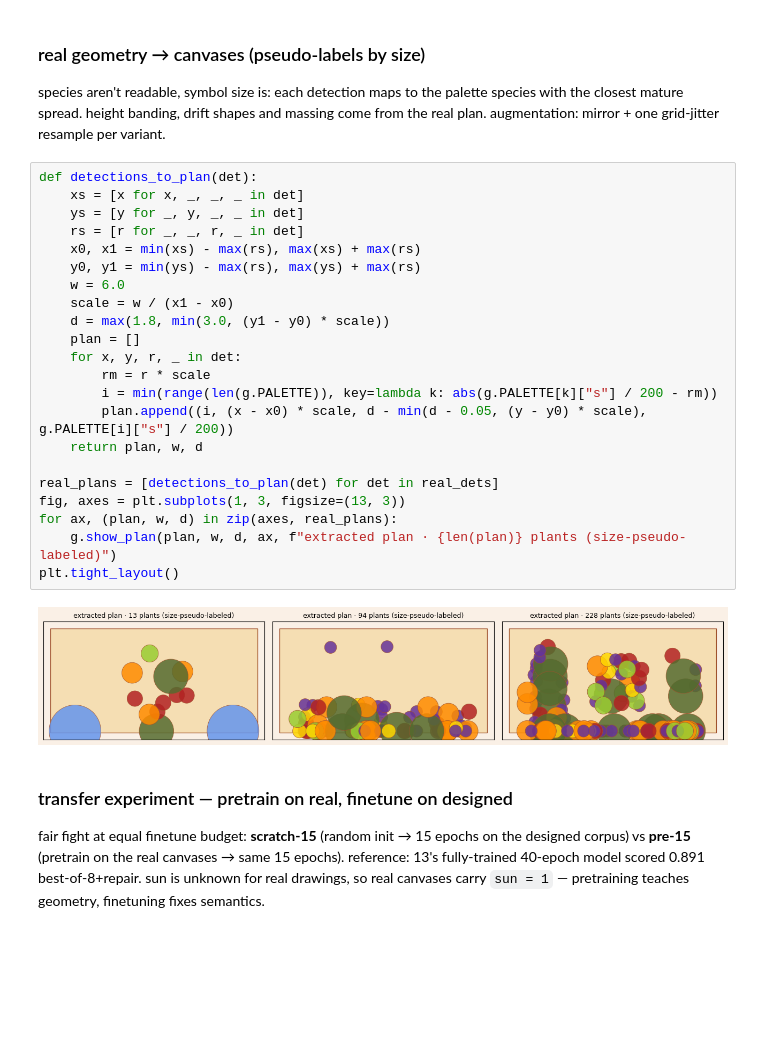
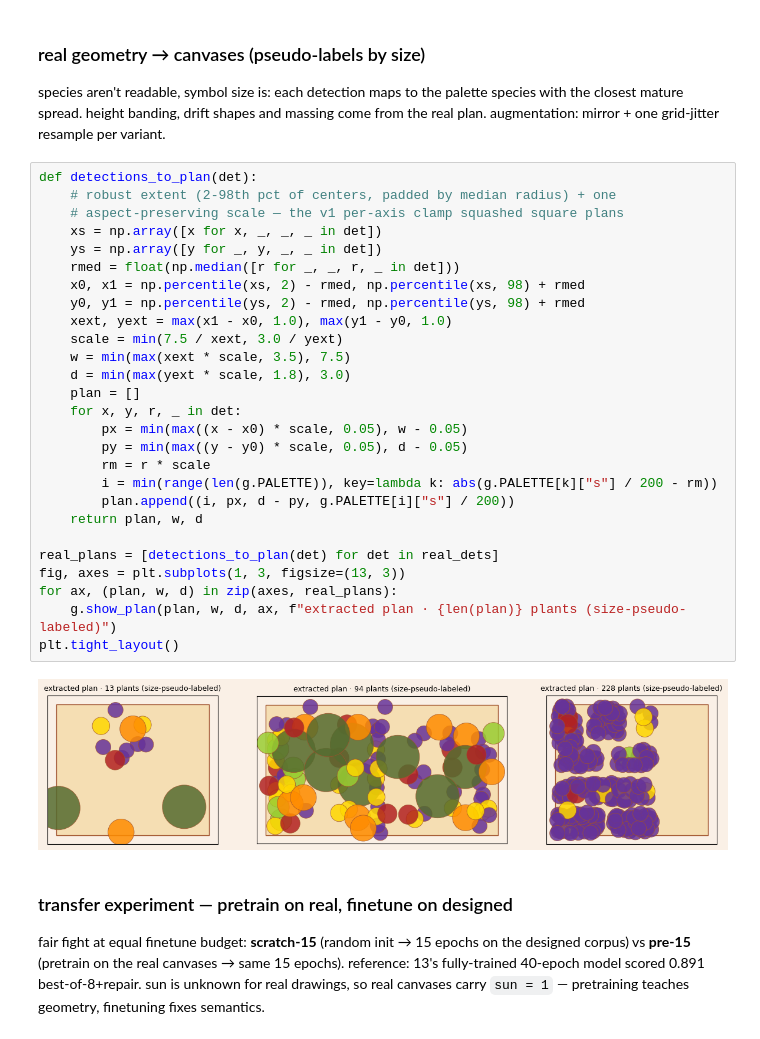
Before and after one commit to babnigg/botanical-vision, a Jupyter notebook: notebooks/14_real_plans.ipynb, the cells around one changed output. Cells and saved outputs as stored; diff of their text form; blank space fills up the shorter version.

Commit message:
real plans v3: aspect-preserving normalization; transfer a/b still a tie (drift/color up, cover down for pretrained)

```diff
--- a/notebooks/14_real_plans.ipynb
+++ b/notebooks/14_real_plans.ipynb
@@ -207,28 +207,33 @@ with the closest mature spread. height banding, drift shapes and massing come fr
 real plan. augmentation: mirror + one grid-jitter resample per variant.
 # %%
 def detections_to_plan(det):
-    xs = [x for x, _, _, _ in det]
-    ys = [y for _, y, _, _ in det]
-    rs = [r for _, _, r, _ in det]
-    x0, x1 = min(xs) - max(rs), max(xs) + max(rs)
-    y0, y1 = min(ys) - max(rs), max(ys) + max(rs)
-    w = 6.0
-    scale = w / (x1 - x0)
-    d = max(1.8, min(3.0, (y1 - y0) * scale))
+    # robust extent (2-98th pct of centers, padded by median radius) + one
+    # aspect-preserving scale — the v1 per-axis clamp squashed square plans
+    xs = np.array([x for x, _, _, _ in det])
+    ys = np.array([y for _, y, _, _ in det])
+    rmed = float(np.median([r for _, _, r, _ in det]))
+    x0, x1 = np.percentile(xs, 2) - rmed, np.percentile(xs, 98) + rmed
+    y0, y1 = np.percentile(ys, 2) - rmed, np.percentile(ys, 98) + rmed
+    xext, yext = max(x1 - x0, 1.0), max(y1 - y0, 1.0)
+    scale = min(7.5 / xext, 3.0 / yext)
+    w = min(max(xext * scale, 3.5), 7.5)
+    d = min(max(yext * scale, 1.8), 3.0)
     plan = []
     for x, y, r, _ in det:
+        px = min(max((x - x0) * scale, 0.05), w - 0.05)
+        py = min(max((y - y0) * scale, 0.05), d - 0.05)
         rm = r * scale
         i = min(range(len(g.PALETTE)), key=lambda k: abs(g.PALETTE[k]["s"] / 200 - rm))
-        plan.append((i, (x - x0) * scale, d - min(d - 0.05, (y - y0) * scale), g.PALETTE[i]["s"] / 200))
+        plan.append((i, px, d - py, g.PALETTE[i]["s"] / 200))
     return plan, w, d
 
 real_plans = [detections_to_plan(det) for det in real_dets]
 fig, axes = plt.subplots(1, 3, figsize=(13, 3))
 for ax, (plan, w, d) in zip(axes, real_plans):
     g.show_plan(plan, w, d, ax, f"extracted plan · {len(plan)} plants (size-pseudo-labeled)")
 plt.tight_layout()
 # %% [output]
-[figure, old version]
+[figure, new version]
 # %% [markdown]
 ### transfer experiment — pretrain on real, finetune on designed
 
```
Also changed, not shown: parts of 6 cells of this notebook.
